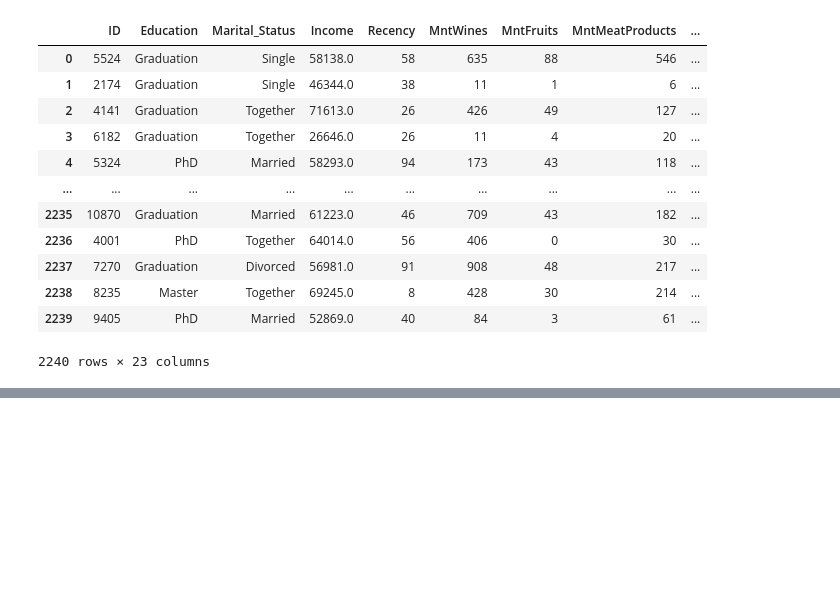
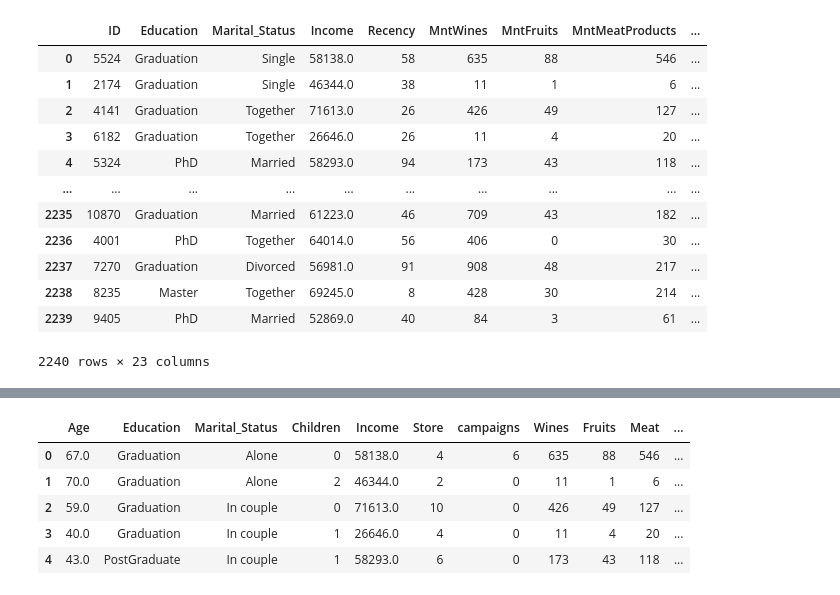
Before and after one commit to Empress-star/DSI-Team-Project, a Jupyter notebook: Data Cleaning and Exploration/initial_data_cleaning.ipynb, the cells around one changed output, grey strips where cells are left out. Saved outputs shown, nothing was run; the diff lists cells and outputs as text; code cells hidden in the pictures; blank space fills up the shorter version.

```diff
--- a/Data Cleaning and Exploration/initial_data_cleaning.ipynb
+++ b/Data Cleaning and Exploration/initial_data_cleaning.ipynb
@@ -235,0 +333,37 @@ plt.show()
+# %%
+# scaling the days_as_customer column
+scaler = StandardScaler()
+df_transform['days_as_customer_scaled'] = scaler.fit_transform(
+    df_transform[['days_as_customer']])
+
+# drop the unscaled days_as_customer column
+drops = ['days_as_customer']
+df_transform = df_transform.drop(drops, axis=1)
+# %%
+# Create a final feature list for Clustering
+df_transform = df_transform[[
+    'Age',
+    'Education',
+    'Marital_Status',
+    'Children',
+    'Income',
+    'Store',
+    'campaigns',
+    'Wines',
+    'Fruits',
+    'Meat',
+    'Fish',
+    'Sweets',
+    'Gold',
+    'Total Spending',
+    'days_as_customer_scaled'
+]]
+
+df_transform.head()
+# %% [output]
+|  | Age | Education | Marital_Status | Children | Income | Store | campaigns | Wines | Fruits | Meat | ... |
+| 0 | 67.0 | Graduation | Alone | 0 | 58138.0 | 4 | 6 | 635 | 88 | 546 | ... |
+| 1 | 70.0 | Graduation | Alone | 2 | 46344.0 | 2 | 0 | 11 | 1 | 6 | ... |
+| 2 | 59.0 | Graduation | In couple | 0 | 71613.0 | 10 | 0 | 426 | 49 | 127 | ... |
+| 3 | 40.0 | Graduation | In couple | 1 | 26646.0 | 4 | 0 | 11 | 4 | 20 | ... |
+| 4 | 43.0 | PostGraduate | In couple | 1 | 58293.0 | 6 | 0 | 173 | 43 | 118 | ... |
```
Also changed, not shown: parts of 16 cells of this notebook.
